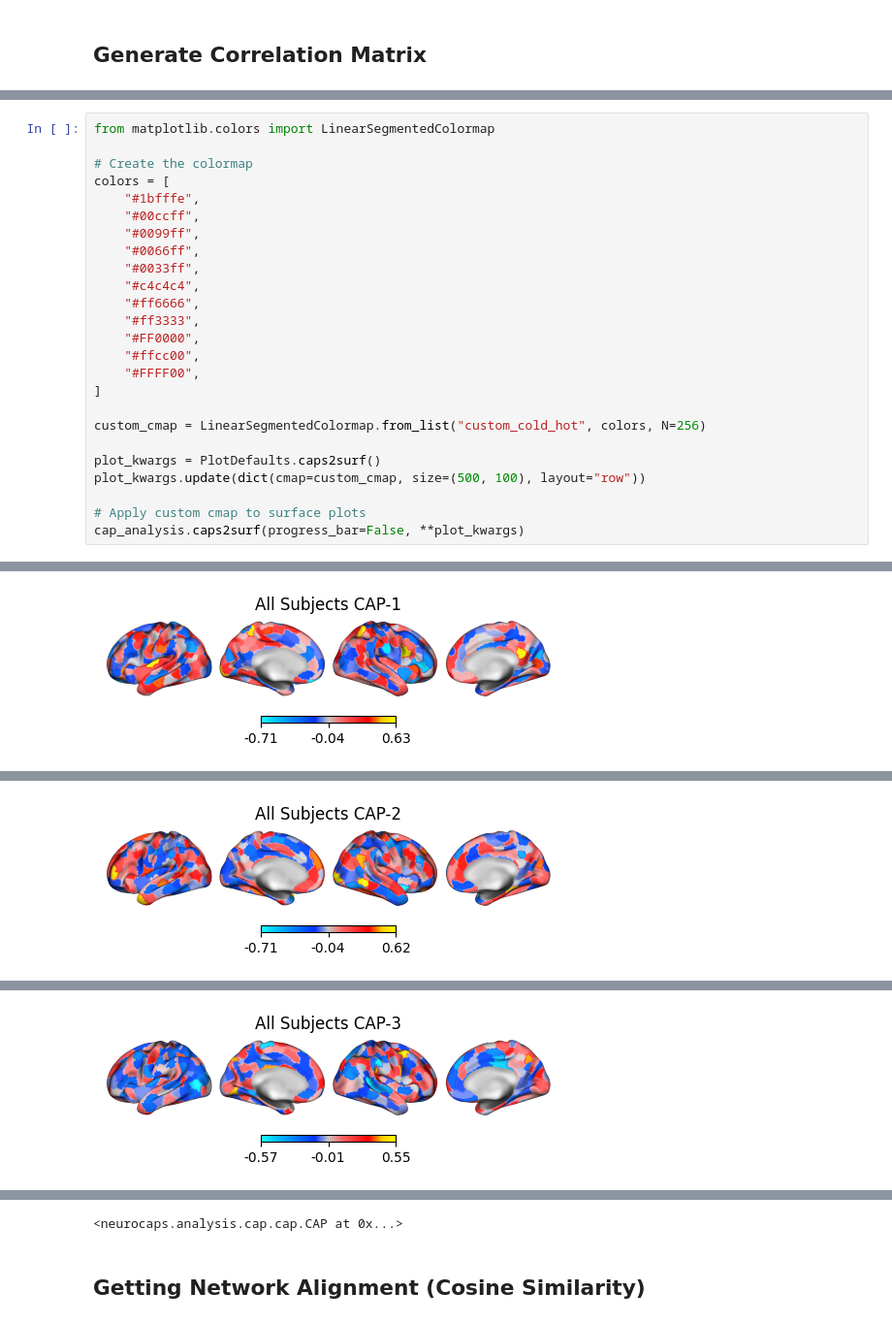
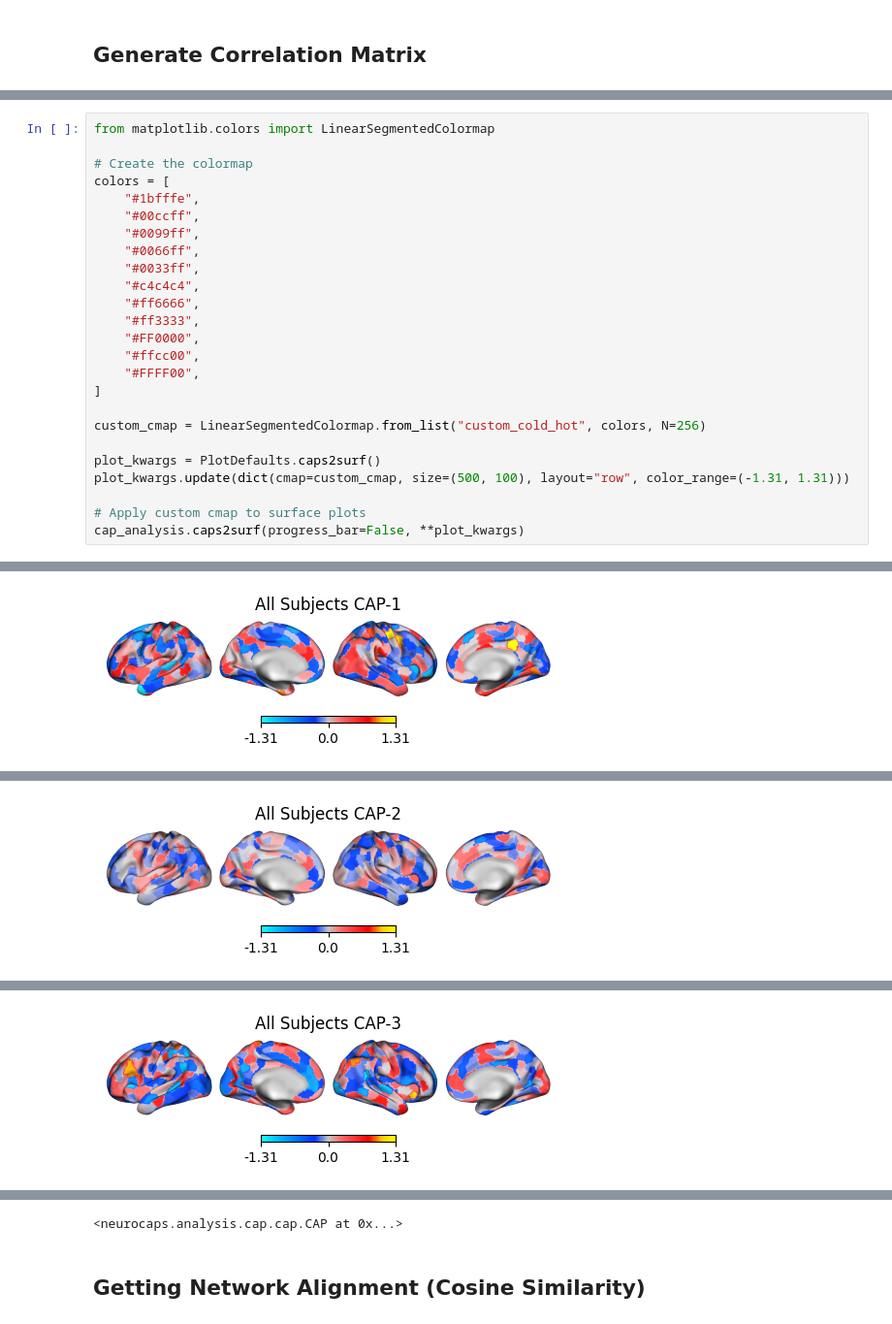
Before and after one commit to donishadsmith/neurocaps, a Jupyter notebook: docs/tutorials/tutorial-2.ipynb, the cells around one changed output, grey strips where cells are left out. Shown at 97% size. Cells and saved outputs as stored; diff of their text form.

```diff
--- a/docs/tutorials/tutorial-2.ipynb
+++ b/docs/tutorials/tutorial-2.ipynb
@@ -209,7 +208,7 @@ colors = [
 custom_cmap = LinearSegmentedColormap.from_list("custom_cold_hot", colors, N=256)
 
 plot_kwargs = PlotDefaults.caps2surf()
-plot_kwargs.update(dict(cmap=custom_cmap, size=(500, 100), layout="row"))
+plot_kwargs.update(dict(cmap=custom_cmap, size=(500, 100), layout="row", color_range=(-1.31, 1.31)))
 
 # Apply custom cmap to surface plots
 cap_analysis.caps2surf(progress_bar=False, **plot_kwargs)
@@ -217 +217 @@ cap_analysis.caps2surf(progress_bar=False, **plot_kwargs)
-[figure, old version]
+[figure, new version]
@@ -218 +219 @@ cap_analysis.caps2surf(progress_bar=False, **plot_kwargs)
-[figure, old version]
+[figure, new version]
@@ -219 +221 @@ cap_analysis.caps2surf(progress_bar=False, **plot_kwargs)
-[figure, old version]
+[figure, new version]
@@ -223,4 +228,4 @@ cap_analysis.caps2surf(progress_bar=False, **plot_kwargs)
-<neurocaps.analysis.cap.cap.CAP at 0x...>
+<neurocaps.analysis.cap.cap.CAP at 0x...>
 # %% [markdown]
 ## Getting Network Alignment (Cosine Similarity)
 # %%
```
Also changed, not shown: parts of 13 cells of this notebook, 3 other files.
